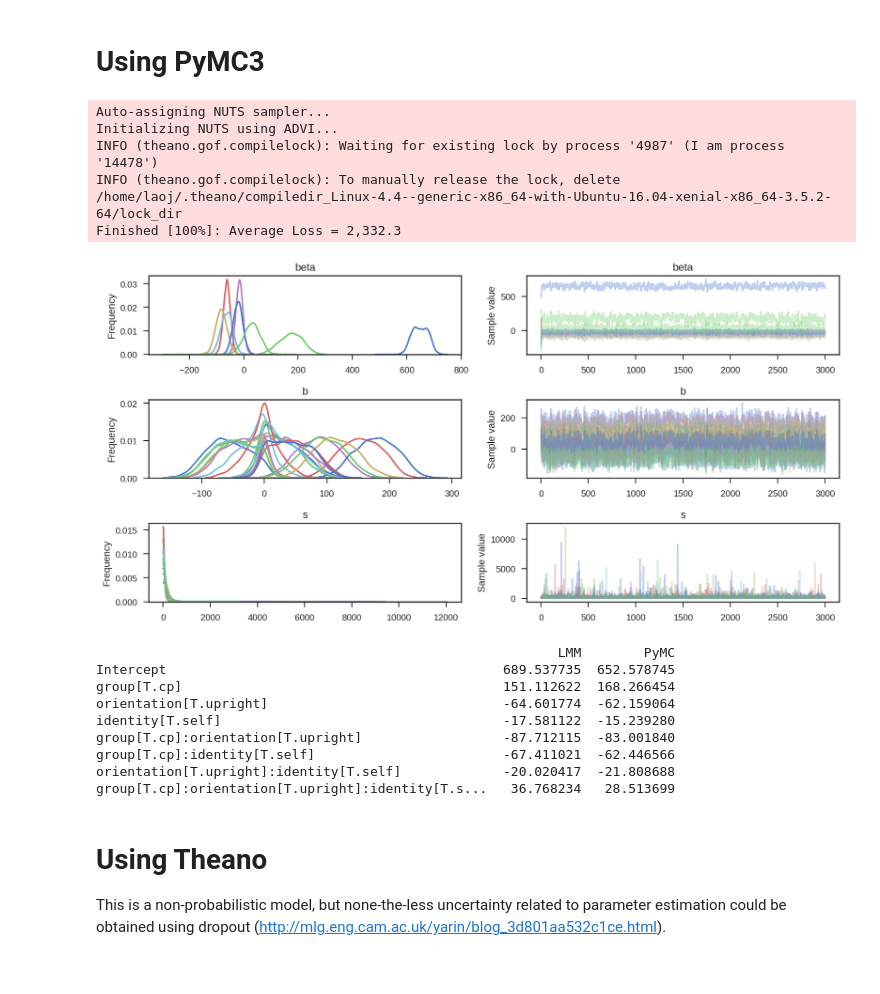
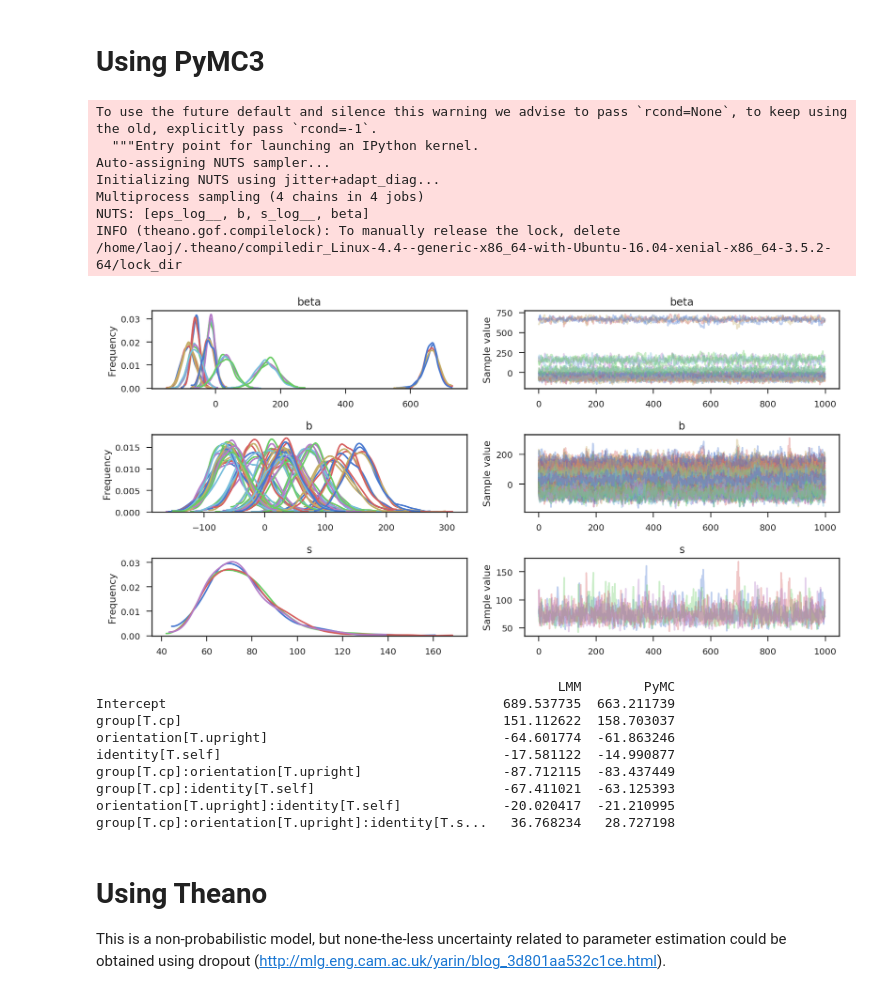
Before and after one commit to junpenglao/GLMM-in-Python, a Jupyter notebook: GLMM_in_python.ipynb, the cells around one changed output. Drawn from its saved outputs; the diff is of its cells as text; code cells hidden in the pictures.

```diff
--- a/GLMM_in_python.ipynb
+++ b/GLMM_in_python.ipynb
@@ -192,56 +192,52 @@ The MSE of LMM is 4150.21209997
 # %%
 beta0     = np.linalg.lstsq(X,Y)
 
 fixedpred = np.argmax(X,axis=1)
 randmpred = np.argmax(Z,axis=1)
 
 con  = tt.constant(fixedpred)
 sbj  = tt.constant(randmpred)
 import pymc3 as pm
 with pm.Model() as glmm1:
     # Fixed effect
-    beta = pm.Normal('beta', mu = 0, sd = 100, shape=(nfixed[1]))
+    beta = pm.Normal('beta', mu=0., sd=100., shape=(nfixed[1]))
     # random effect
-    s    = pm.HalfCauchy('s',50,shape=(nrandm[1]))
-    b    = pm.Normal('b', mu = 0, sd = s, shape=(nrandm[1]))
-    eps  = pm.HalfCauchy('eps', 5)
+    s    = pm.HalfCauchy('s', 10.)
+    b    = pm.Normal('b', mu=0., sd=s, shape=(nrandm[1]))
+    eps  = pm.HalfCauchy('eps', 5.)
 
     #mu_est = pm.Deterministic('mu_est',beta[con] + b[sbj])
-    mu_est = pm.Deterministic('mu_est',tt.dot(X,beta)+tt.dot(Z,b))
-    RT = pm.Normal('RT', mu_est, eps, observed = Y)
+    mu_est = pm.Deterministic('mu_est', tt.dot(X,beta)+tt.dot(Z,b))
+    RT = pm.Normal('RT', mu_est, eps, observed=Y)
 
-    # start = pm.find_MAP()
-    # h = find_hessian(start)
-
-with glmm1:
-    # means, sds, elbos = pm.variational.advi(n=100000)
-    trace = pm.sample(3000)
+    trace = pm.sample(1000, tune=1000)
 
 pm.traceplot(trace,varnames=['beta','b','s']) #
 plt.show()
 
-burnin1 = 2000
-fixed_pymc = pm.df_summary(trace[burnin1:],varnames=['beta'])
-randm_pymc = pm.df_summary(trace[burnin1:],varnames=['b'])
+fixed_pymc = pm.summary(trace, varnames=['beta'])
+randm_pymc = pm.summary(trace, varnames=['b'])
 fe_params['PyMC'] = pd.Series(np.asarray(fixed_pymc['mean']), index=fe_params.index)
 random_effects['PyMC'] = pd.Series(np.asarray(randm_pymc['mean']),index=random_effects.index)
 print(fe_params)
 # %% [output]
+To use the future default and silence this warning we advise to pass `rcond=None`, to keep using the old, explicitly pass `rcond=-1`.
+  """Entry point for launching an IPython kernel.
 Auto-assigning NUTS sampler...
-Initializing NUTS using ADVI...
-INFO (theano.gof.compilelock): Waiting for existing lock by process '4987' (I am process '14478')
+Initializing NUTS using jitter+adapt_diag...
+Multiprocess sampling (4 chains in 4 jobs)
+NUTS: [eps_log__, b, s_log__, beta]
 INFO (theano.gof.compilelock): To manually release the lock, delete /home/laoj/.theano/compiledir_Linux-4.4--generic-x86_64-with-Ubuntu-16.04-xenial-x86_64-3.5.2-64/lock_dir
-Finished [100%]: Average Loss = 2,332.3
-[figure, old version]
+[figure, new version]
                                                            LMM        PyMC
-Intercept                                           689.537735  652.578745
-group[T.cp]                                         151.112622  168.266454
-orientation[T.upright]                              -64.601774  -62.159064
-identity[T.self]                                    -17.581122  -15.239280
-group[T.cp]:orientation[T.upright]                  -87.712115  -83.001840
-group[T.cp]:identity[T.self]                        -67.411021  -62.446566
-orientation[T.upright]:identity[T.self]             -20.020417  -21.808688
-group[T.cp]:orientation[T.upright]:identity[T.s...   36.768234   28.513699
+Intercept                                           689.537735  663.211739
+group[T.cp]                                         151.112622  158.703037
+orientation[T.upright]                              -64.601774  -61.863246
+identity[T.self]                                    -17.581122  -14.990877
+group[T.cp]:orientation[T.upright]                  -87.712115  -83.437449
+group[T.cp]:identity[T.self]                        -67.411021  -63.125393
+orientation[T.upright]:identity[T.self]             -20.020417  -21.210995
+group[T.cp]:orientation[T.upright]:identity[T.s...   36.768234   28.727198
 # %% [markdown]
 # Using Theano
 This is a non-probabilistic model, but none-the-less uncertainty related to parameter estimation could be obtained using dropout (http://mlg.eng.cam.ac.uk/yarin/blog_3d801aa532c1ce.html).
```
Also changed, not shown: parts of 12 cells of this notebook, 1 other file.
